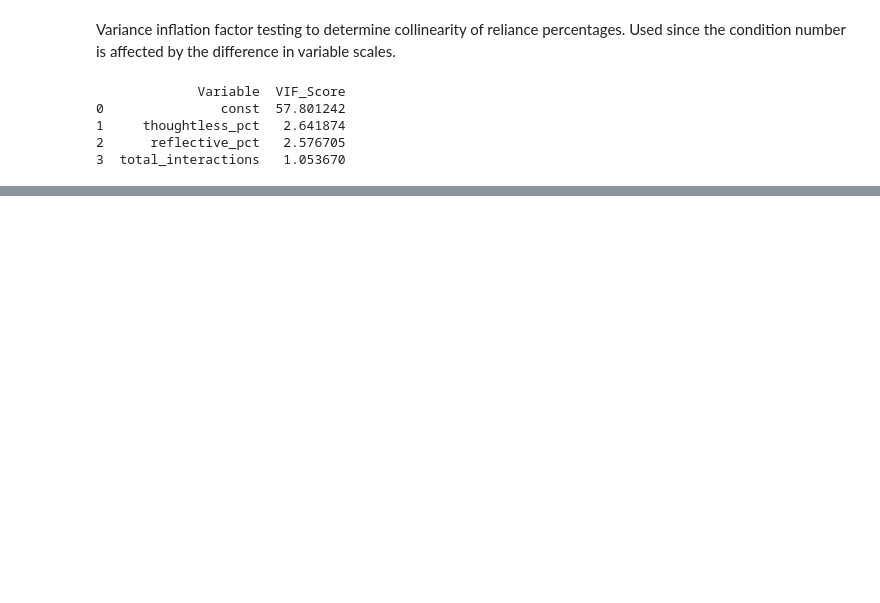
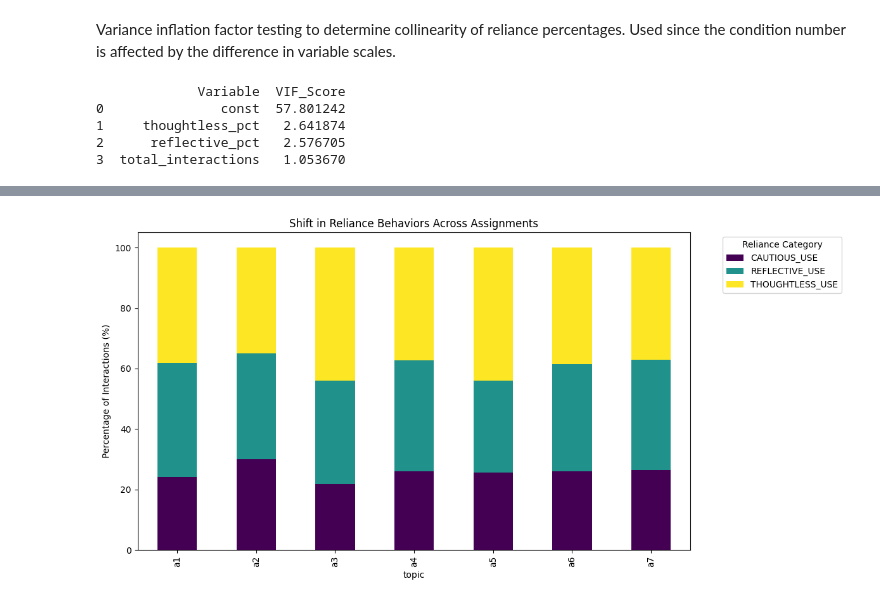
Before and after one commit to Mu-Cepheus/LLM-reliance, a Jupyter notebook: notebooks/04_inferentialStatistics.ipynb, the cells around one changed output, grey strips where cells are left out. Cells and saved outputs as stored; diff of their text form; code cells hidden in the pictures; blank space fills up the shorter version.

```diff
--- a/notebooks/04_inferentialStatistics.ipynb
+++ b/notebooks/04_inferentialStatistics.ipynb
@@ -89,0 +181,28 @@ print(vif_data)
+# %%
+query_topics = """
+    SELECT
+        topic,
+        reliance_category,
+        COUNT(*) as cat_count
+    FROM read_parquet($dataset_path)
+    WHERE reliance_category IS NOT NULL
+    GROUP BY topic, reliance_category
+"""
+
+with duckdb.connect() as connection:
+    df_topics = connection.execute(query_topics, {
+        "dataset_path": str(Path("../data/outputs/clean_analytical_dataset.parquet"))
+    }).df()
+
+df_pivot = df_topics.pivot(
+    index='topic', columns='reliance_category', values='cat_count').fillna(0)
+df_pct = df_pivot.div(df_pivot.sum(axis=1), axis=0) * 100
+
+df_pct.plot(kind='bar', stacked=True, figsize=(12, 6), colormap='viridis')
+plt.title("Shift in Reliance Behaviors Across Assignments")
+plt.ylabel("Percentage of Interactions (%)")
+plt.legend(title="Reliance Category", bbox_to_anchor=(1.05, 1))
+plt.tight_layout()
+plt.show()
+# %% [output]
+[figure, added]
```
Also changed, not shown: parts of 8 cells of this notebook, 5 other files.
